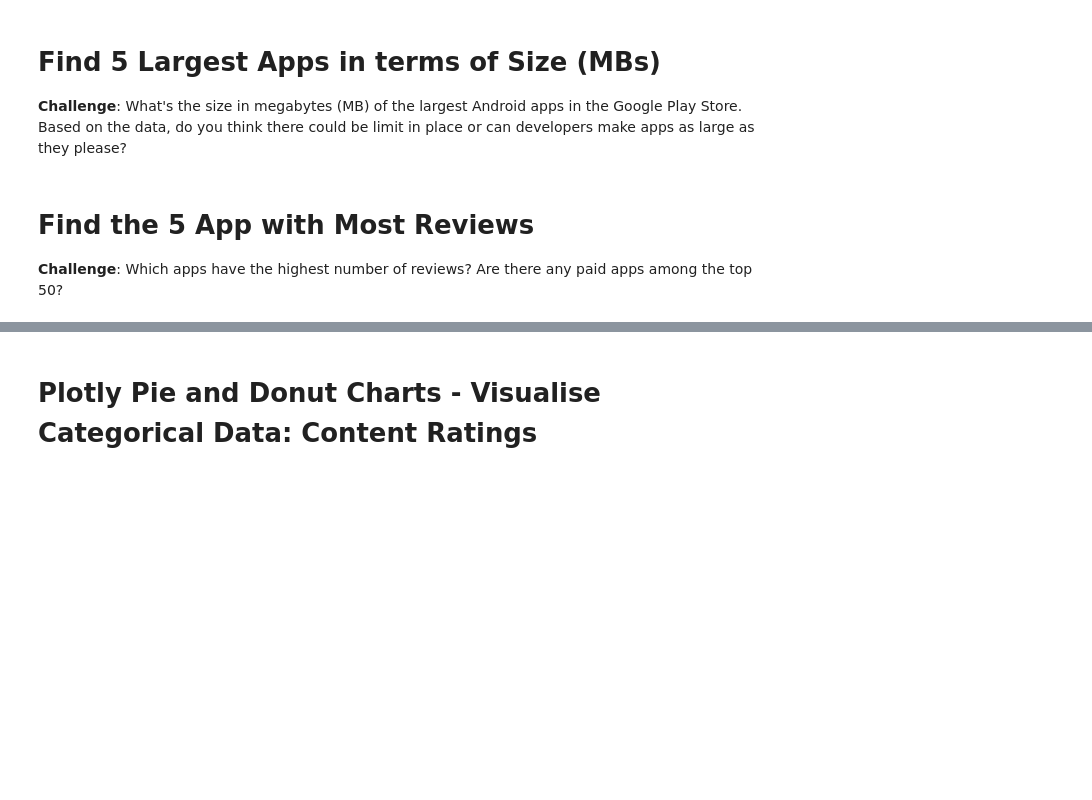
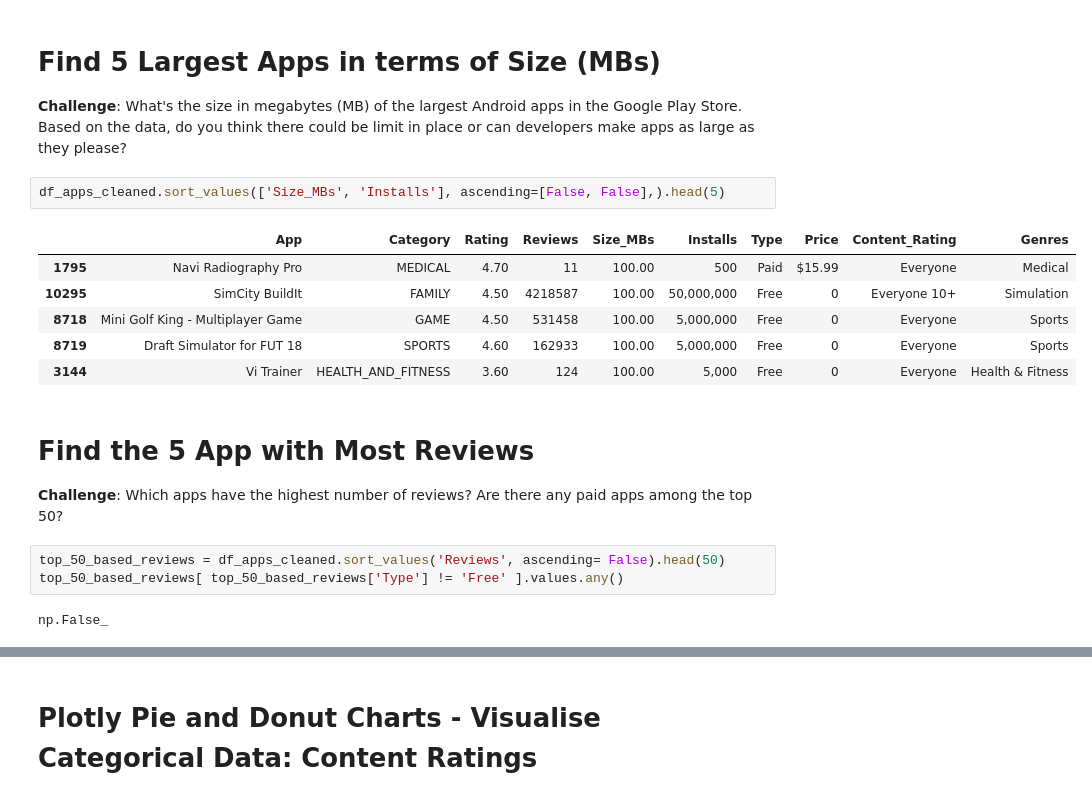
Before and after one commit to erfaw/elasti_py, a Jupyter notebook: Day076-erf/Google Play Store App Analytics (start).ipynb, the cells around one changed output, grey strips where cells are left out. Saved outputs shown, nothing was run; the diff lists cells and outputs as text; blank space fills up the shorter version.

```diff
--- a/Day076-erf/Google Play Store App Analytics (start).ipynb
+++ b/Day076-erf/Google Play Store App Analytics (start).ipynb
@@ -147,7 +157,21 @@ See the caveats in the documentation: https://pandas.pydata.org/pandas-docs/stab
 # Find 5 Largest Apps in terms of Size (MBs)
 
 **Challenge**: What's the size in megabytes (MB) of the largest Android apps in the Google Play Store. Based on the data, do you think there could be limit in place or can developers make apps as large as they please?
+# %%
+df_apps_cleaned.sort_values(['Size_MBs', 'Installs'], ascending=[False, False],).head(5)
+# %% [output]
+|  | App | Category | Rating | Reviews | Size_MBs | Installs | Type | Price | Content_Rating | Genres |
+| 1795 | Navi Radiography Pro | MEDICAL | 4.70 | 11 | 100.00 | 500 | Paid | $15.99 | Everyone | Medical |
+| 10295 | SimCity BuildIt | FAMILY | 4.50 | 4218587 | 100.00 | 50,000,000 | Free | 0 | Everyone 10+ | Simulation |
+| 8718 | Mini Golf King - Multiplayer Game | GAME | 4.50 | 531458 | 100.00 | 5,000,000 | Free | 0 | Everyone | Sports |
+| 8719 | Draft Simulator for FUT 18 | SPORTS | 4.60 | 162933 | 100.00 | 5,000,000 | Free | 0 | Everyone | Sports |
+| 3144 | Vi Trainer | HEALTH_AND_FITNESS | 3.60 | 124 | 100.00 | 5,000 | Free | 0 | Everyone | Health & Fitness |
 # %% [markdown]
 # Find the 5 App with Most Reviews
 
 **Challenge**: Which apps have the highest number of reviews? Are there any paid apps among the top 50?
+# %%
+top_50_based_reviews = df_apps_cleaned.sort_values('Reviews', ascending= False).head(50)
+top_50_based_reviews[ top_50_based_reviews['Type'] != 'Free' ].values.any()
+# %% [output]
+np.False_
```
Also changed, not shown: parts of 5 cells of this notebook.
